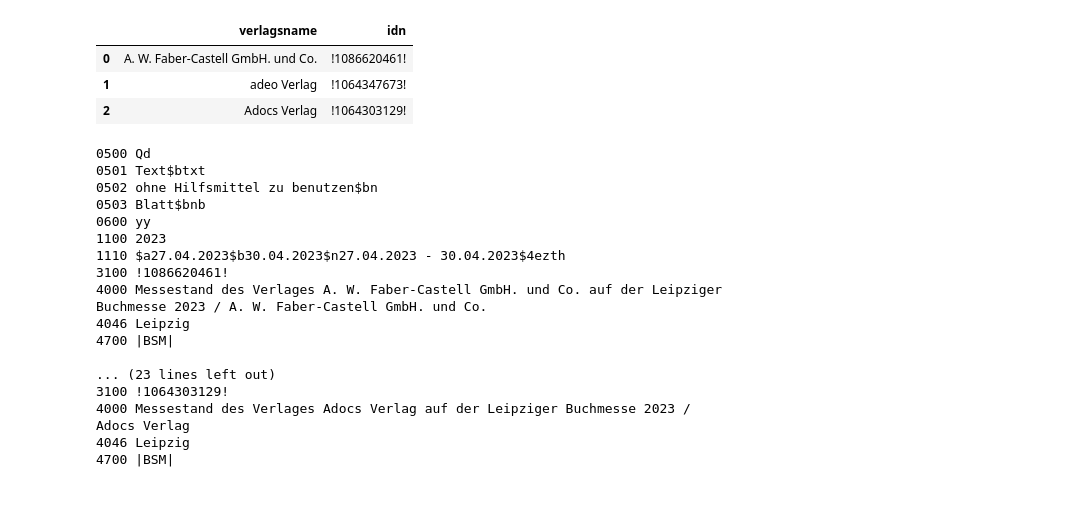
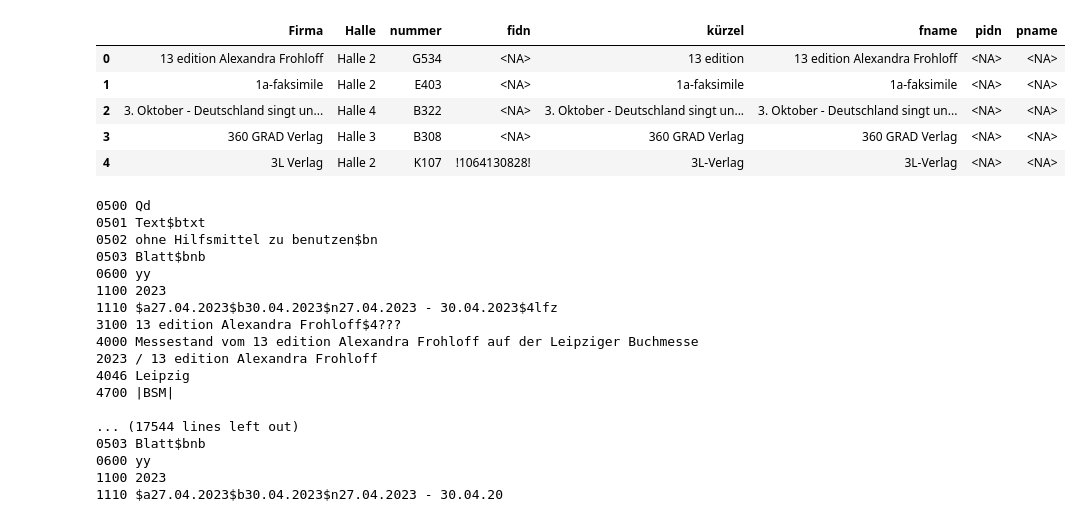
Before and after one commit to buchmuseum/zeitkapsel, a Jupyter notebook: skript/qd_stand.ipynb, the cells around one changed output. Saved outputs shown, nothing was run; the diff lists cells and outputs as text; code cells hidden in the pictures.

```diff
--- a/skript/qd_stand.ipynb
+++ b/skript/qd_stand.ipynb
@@ -5,11 +6,14 @@ import xlsxwriter
-# %%
-df = pd.read_excel('qd-stand.xlsx')
-df.head()
-# %% [output]
-|  | verlagsname | idn |
-| 0 | A. W. Faber-Castell GmbH. und Co. | !1086620461! |
-| 1 | adeo Verlag | !1064347673! |
-| 2 | Adocs Verlag | !1064303129! |
+# %%
+df = pd.read_excel('Austeller.xlsx', names=['Firma','Halle','nummer','fidn','kürzel','fname','pidn','pname'], dtype='string')
+df = df.apply(lambda x: x.str.strip())
+df.head()
+# %% [output]
+|  | Firma | Halle | nummer | fidn | kürzel | fname | pidn | pname |
+| 0 | 13 edition Alexandra Frohloff | Halle 2 | G534 | <NA> | 13 edition | 13 edition Alexandra Frohloff | <NA> | <NA> |
+| 1 | 1a-faksimile | Halle 2 | E403 | <NA> | 1a-faksimile | 1a-faksimile | <NA> | <NA> |
+| 2 | 3. Oktober - Deutschland singt un... | Halle 4 | B322 | <NA> | 3. Oktober - Deutschland singt un... | 3. Oktober - Deutschland singt un... | <NA> | <NA> |
+| 3 | 360 GRAD Verlag | Halle 3 | B308 | <NA> | 360 GRAD Verlag | 360 GRAD Verlag | <NA> | <NA> |
+| 4 | 3L Verlag | Halle 2 | K107 | !1064130828! | 3L-Verlag | 3L-Verlag | <NA> | <NA> |
 # %%
 #erstelle mit diesen Daten einen Qd-Datensatz
 
@@ -43,17 +72,17 @@ for index, row in df.iterrows():
 0503 Blatt$bnb
 0600 yy
 1100 2023
-1110 $a27.04.2023$b30.04.2023$n27.04.2023 - 30.04.2023$4ezth
-3100 !1086620461!
-4000 Messestand des Verlages A. W. Faber-Castell GmbH. und Co. auf der Leipziger Buchmesse 2023 / A. W. Faber-Castell GmbH. und Co.
+1110 $a27.04.2023$b30.04.2023$n27.04.2023 - 30.04.2023$4lfz
+3100 13 edition Alexandra Frohloff$4???
+4000 Messestand vom 13 edition Alexandra Frohloff auf der Leipziger Buchmesse 2023 / 13 edition Alexandra Frohloff
 4046 Leipzig
 4700 |BSM|
 
-... (23 lines left out)
-3100 !1064303129!
-4000 Messestand des Verlages Adocs Verlag auf der Leipziger Buchmesse 2023 / Adocs Verlag
-4046 Leipzig
-4700 |BSM|
+... (17544 lines left out)
+0503 Blatt$bnb
+0600 yy
+1100 2023
+1110 $a27.04.2023$b30.04.2023$n27.04.2023 - 30.04.20
 # %%
 with open(f"qd_stand-recent.dat", 'w') as f:
     for index, row in df.iterrows():
```
Also changed, not shown: parts of 3 cells of this notebook, 20 other files.
